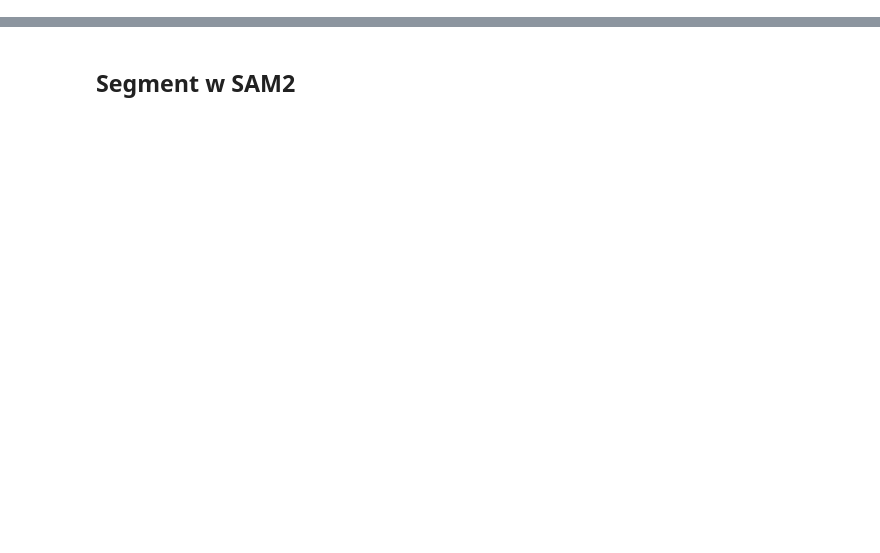
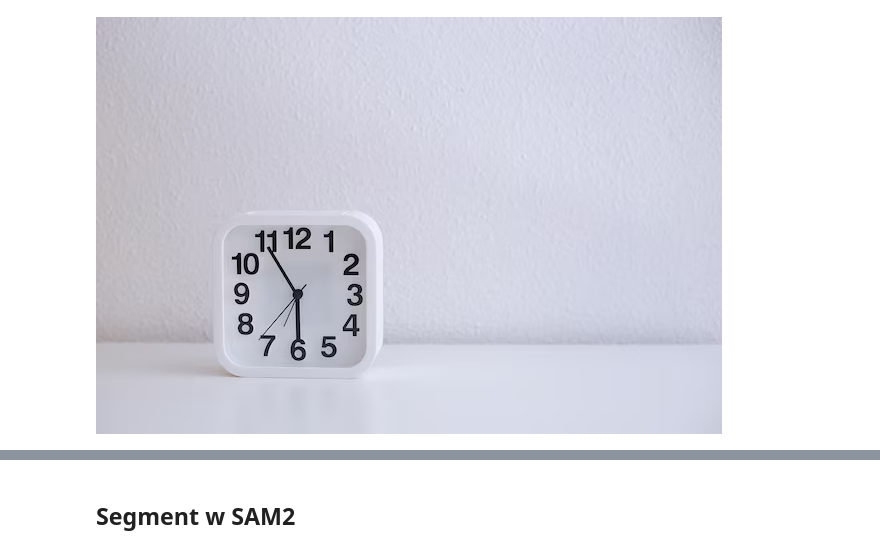
Before and after one commit to RIPS25-Analog/OC-Synthesis, a Jupyter notebook: src/utils/SAM_controller.ipynb, the cells around one changed output, grey strips where cells are left out. Drawn from its saved outputs; the diff is of its cells as text; code cells hidden in the pictures; blank space fills up the shorter version.

```diff
--- a/src/utils/SAM_controller.ipynb
+++ b/src/utils/SAM_controller.ipynb
@@ -0,0 +8,3 @@
+# %%
+img_path = "/home/vagarwal/RIPS25-AnalogDevices-ObjectDetection/src/utils/Clock.avif"
+img = Image.open(img_path)
@@ -0,0 +17,4 @@
+# %%
+img
+# %% [output]
+[figure, added]
```
Also changed, not shown: parts of 49 cells of this notebook, 5 other files.
